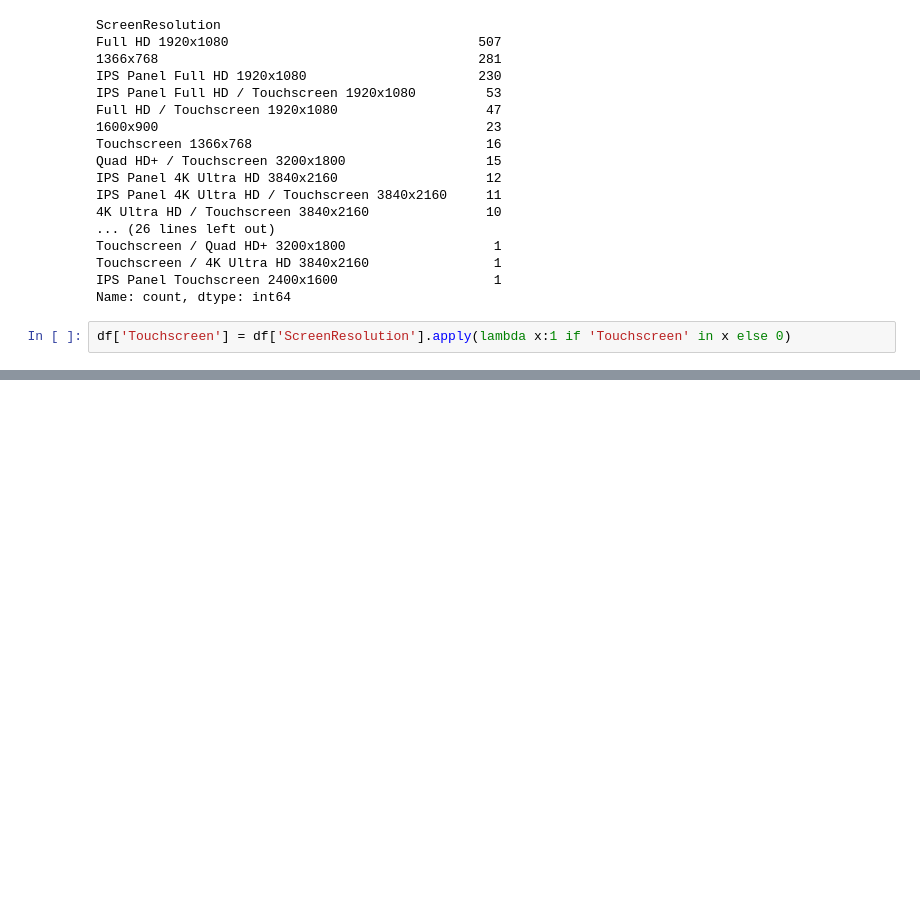
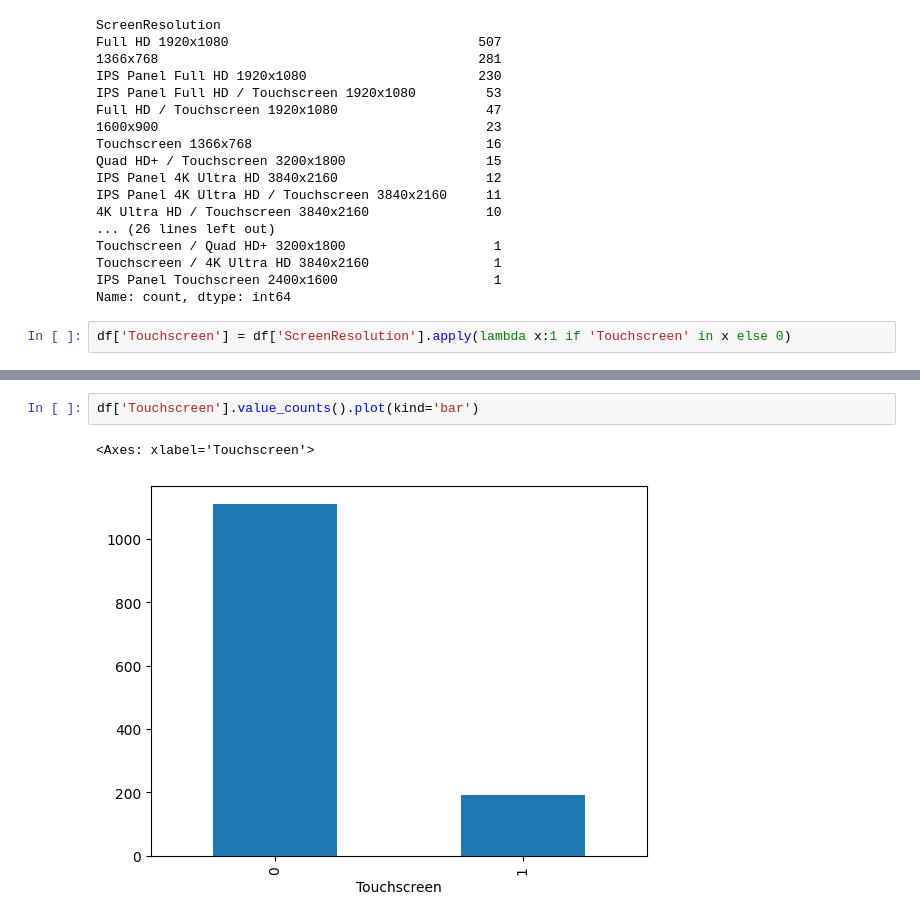
Before and after one commit to afadnan/ds_ml_dl, a Jupyter notebook: projects/laptop_price_predictor/laptop_price_predictor.ipynb, the cells around one changed output, grey strips where cells are left out. Saved outputs shown, nothing was run; the diff lists cells and outputs as text; blank space fills up the shorter version.

```diff
--- a/projects/laptop_price_predictor/laptop_price_predictor.ipynb
+++ b/projects/laptop_price_predictor/laptop_price_predictor.ipynb
@@ -219,0 +225,5 @@ df.sample(5)
+# %%
+df['Touchscreen'].value_counts().plot(kind='bar')
+# %% [output]
+<Axes: xlabel='Touchscreen'>
+[figure, added]
```
Also changed, not shown: parts of 8 cells of this notebook.
